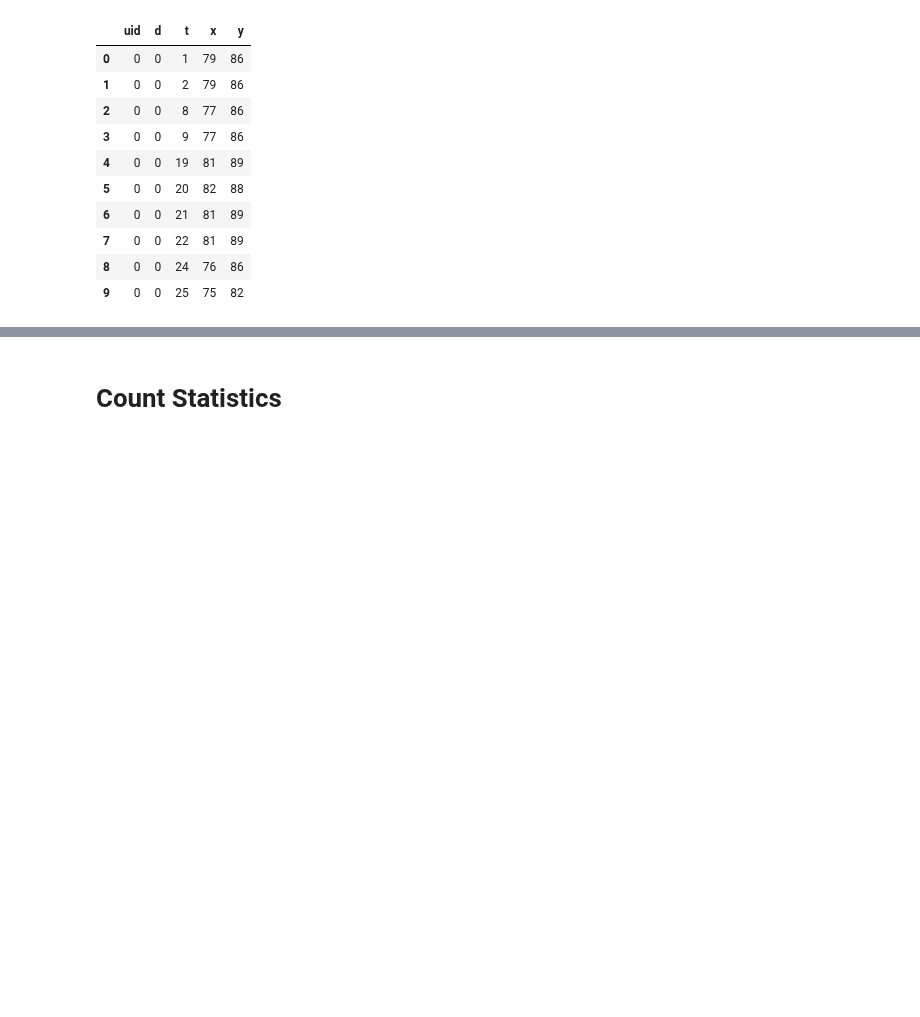
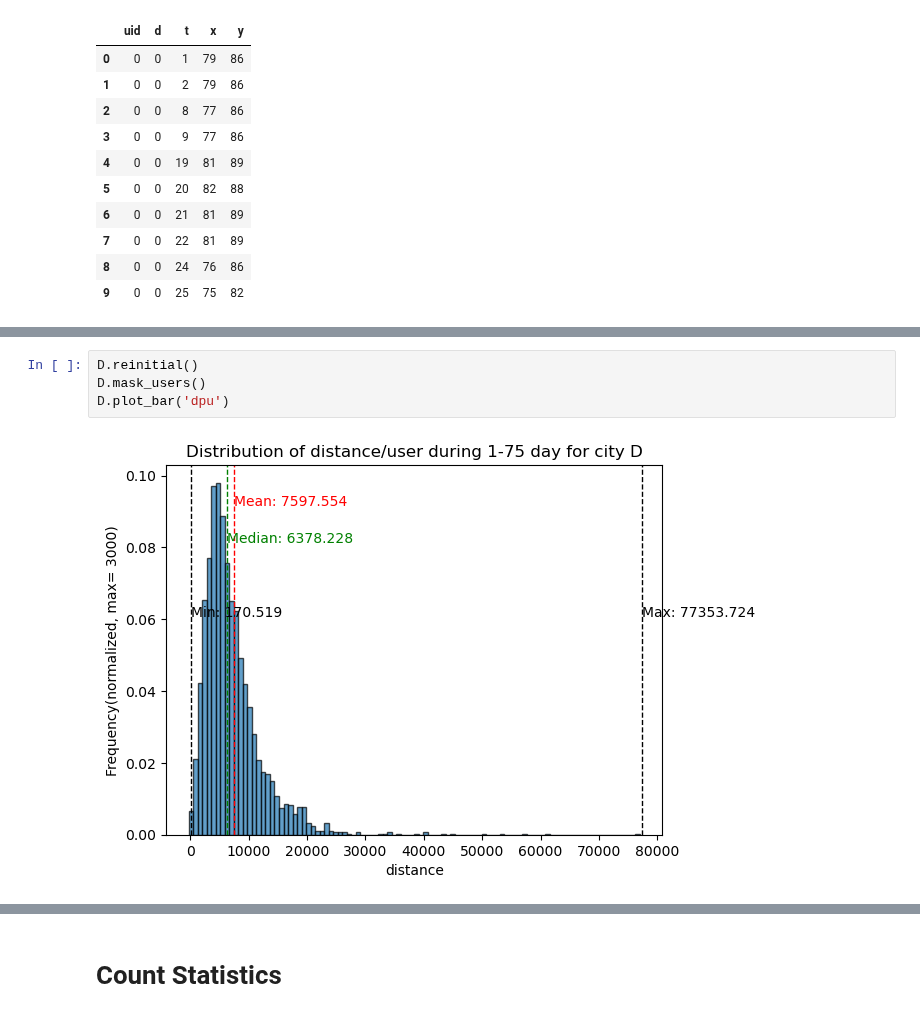
Before and after one commit to RobinsonXing/hmpc2024, a Jupyter notebook: analysis_data.ipynb, the cells around one changed output, grey strips where cells are left out. Saved outputs shown, nothing was run; the diff lists cells and outputs as text; blank space fills up the shorter version.

```diff
--- a/analysis_data.ipynb
+++ b/analysis_data.ipynb
@@ -387,0 +397,6 @@ A.dataframe[:10]
+# %%
+D.reinitial()
+D.mask_users()
+D.plot_bar('dpu')
+# %% [output]
+[figure, added]
```
Also changed, not shown: parts of 23 cells of this notebook.
